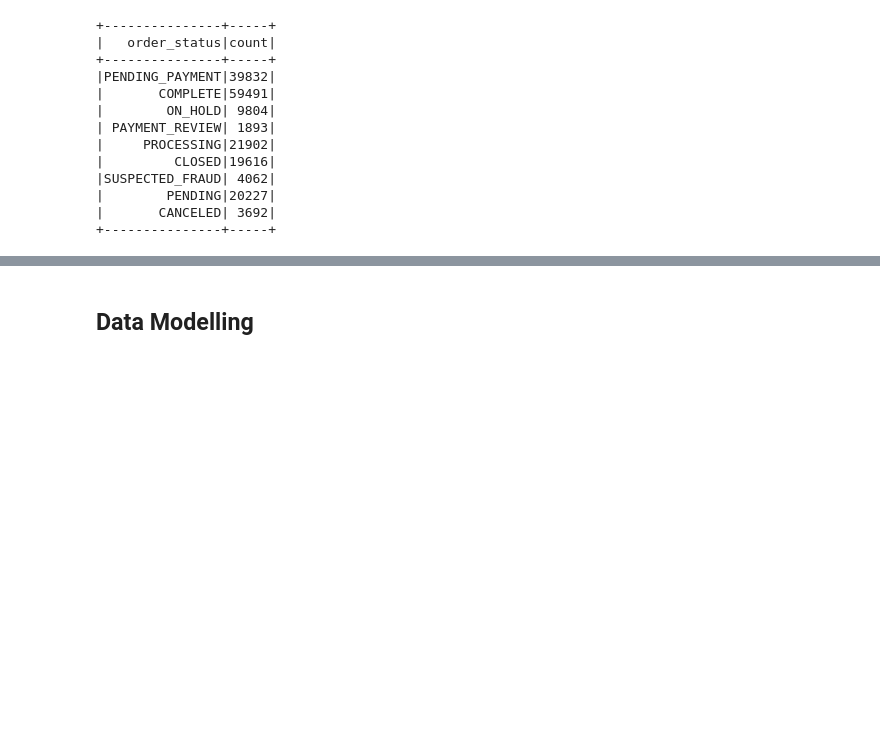
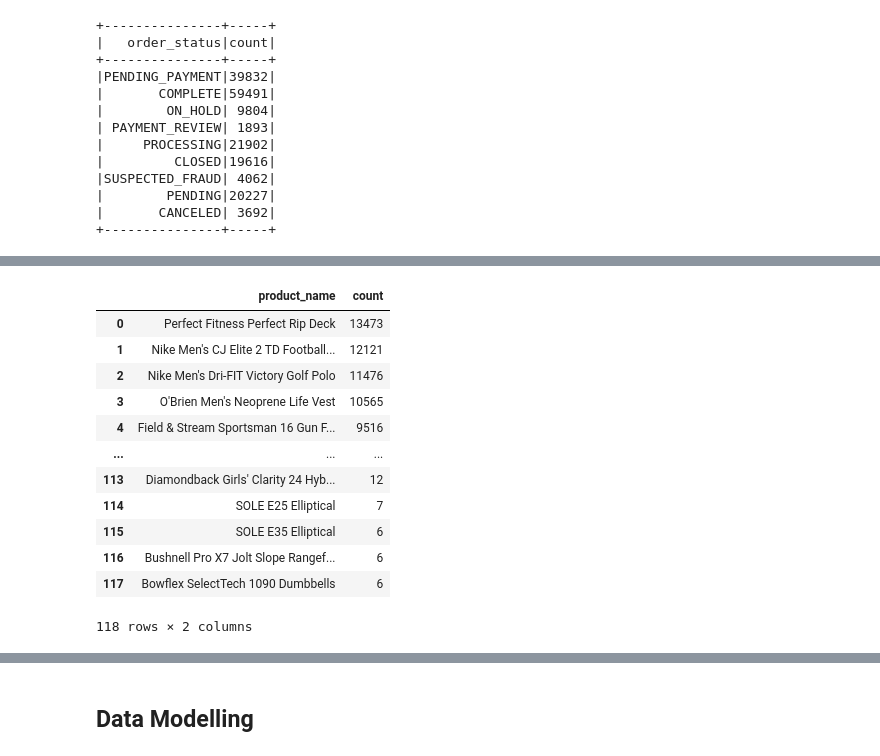
Before and after one commit to SunithAreng/DSS_Project_DataCo, a Jupyter notebook: Exploration.ipynb, the cells around one changed output, grey strips where cells are left out. Cells and saved outputs as stored; diff of their text form; code cells hidden in the pictures; blank space fills up the shorter version.

```diff
--- a/Exploration.ipynb
+++ b/Exploration.ipynb
@@ -333,0 +458,21 @@ spark.sql("SELECT order_status, count(order_status) as count From my_table group
+# %%
+spark.sql("""Select product_name,
+          count(product_name) as count
+          from my_table
+          where delivery_status = "Late delivery"
+          group by product_name
+          order by count desc""").toPandas()
+# %% [output]
+|  | product_name | count |
+| 0 | Perfect Fitness Perfect Rip Deck | 13473 |
+| 1 | Nike Men's CJ Elite 2 TD Football... | 12121 |
+| 2 | Nike Men's Dri-FIT Victory Golf Polo | 11476 |
+| 3 | O'Brien Men's Neoprene Life Vest | 10565 |
+| 4 | Field & Stream Sportsman 16 Gun F... | 9516 |
+| ... | ... | ... |
+| 113 | Diamondback Girls' Clarity 24 Hyb... | 12 |
+| 114 | SOLE E25 Elliptical | 7 |
+| 115 | SOLE E35 Elliptical | 6 |
+| 116 | Bushnell Pro X7 Jolt Slope Rangef... | 6 |
+| 117 | Bowflex SelectTech 1090 Dumbbells | 6 |
+118 rows × 2 columns
```
Also changed, not shown: parts of 30 cells of this notebook, 1 other file.
